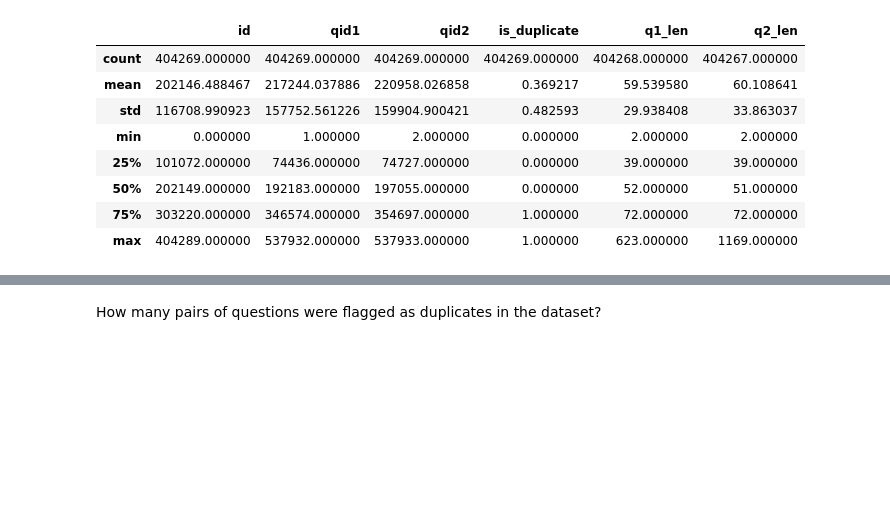
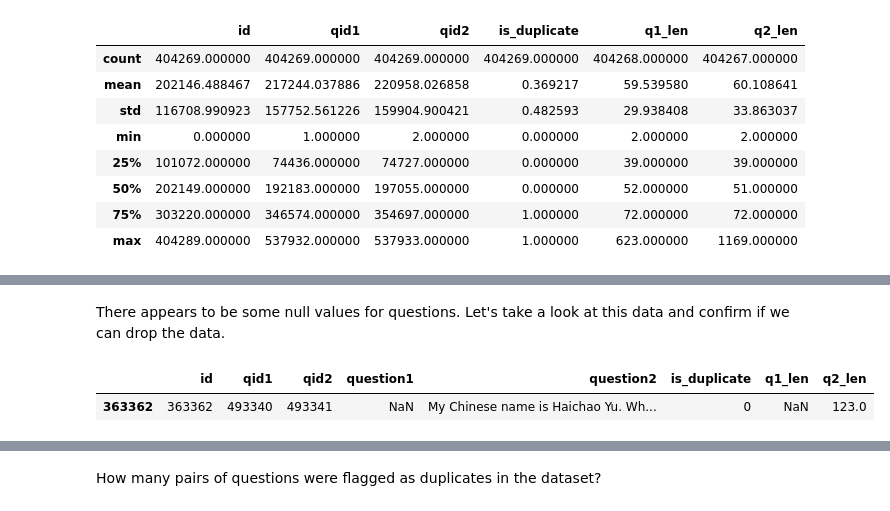
Before and after one commit to jason-sa/question_intent_classification, a Jupyter notebook: py_files/Data Loading.ipynb, the cells around one changed output, grey strips where cells are left out. Drawn from its saved outputs; the diff is of its cells as text; code cells hidden in the pictures; blank space fills up the shorter version.

```diff
--- a/py_files/Data Loading.ipynb
+++ b/py_files/Data Loading.ipynb
@@ -117,0 +134,7 @@ train_df.describe()
+# %% [markdown]
+There appears to be some null values for questions. Let's take a look at this data and confirm if we can drop the data.
+# %%
+train_df[train_df['question1'].isna()]
+# %% [output]
+|  | id | qid1 | qid2 | question1 | question2 | is_duplicate | q1_len | q2_len |
+| 363362 | 363362 | 493340 | 493341 | NaN | My Chinese name is Haichao Yu. Wh... | 0 | NaN | 123.0 |
```
Also changed, not shown: parts of 6 cells of this notebook.
